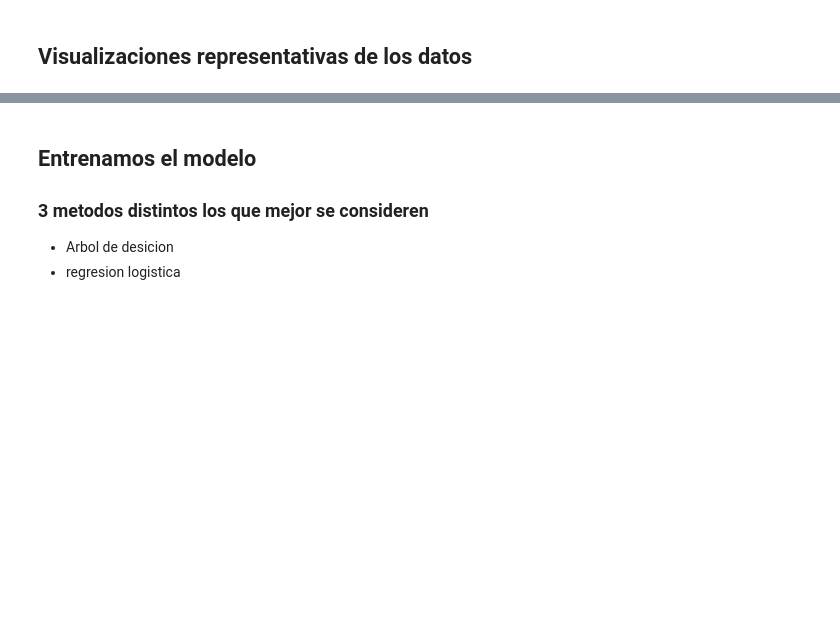
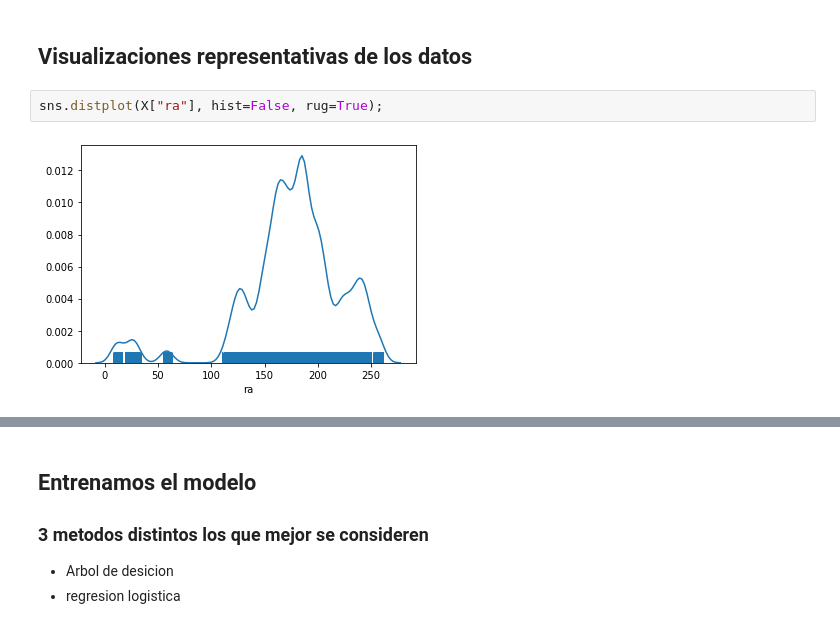
Before and after one commit to HeinzSch/Machine-Learning-Homework, a Jupyter notebook: Homework Astronomic.ipynb, the cells around one changed output, grey strips where cells are left out. Saved outputs shown, nothing was run; the diff lists cells and outputs as text; blank space fills up the shorter version.

```diff
--- a/Homework Astronomic.ipynb
+++ b/Homework Astronomic.ipynb
@@ -105,3 +107,7 @@ X.tail(5)
 | 9999 | 131.665012 | 51.805307 | 19.27586 | 17.37829 | 16.30542 | 15.83548 | 15.50588 | 0.118417 |
 # %% [markdown]
 ## Visualizaciones representativas de los datos
+# %%
+sns.distplot(X["ra"], hist=False, rug=True);
+# %% [output]
+[figure, added]
```
Also changed, not shown: parts of 13 cells of this notebook, 1 other file.
